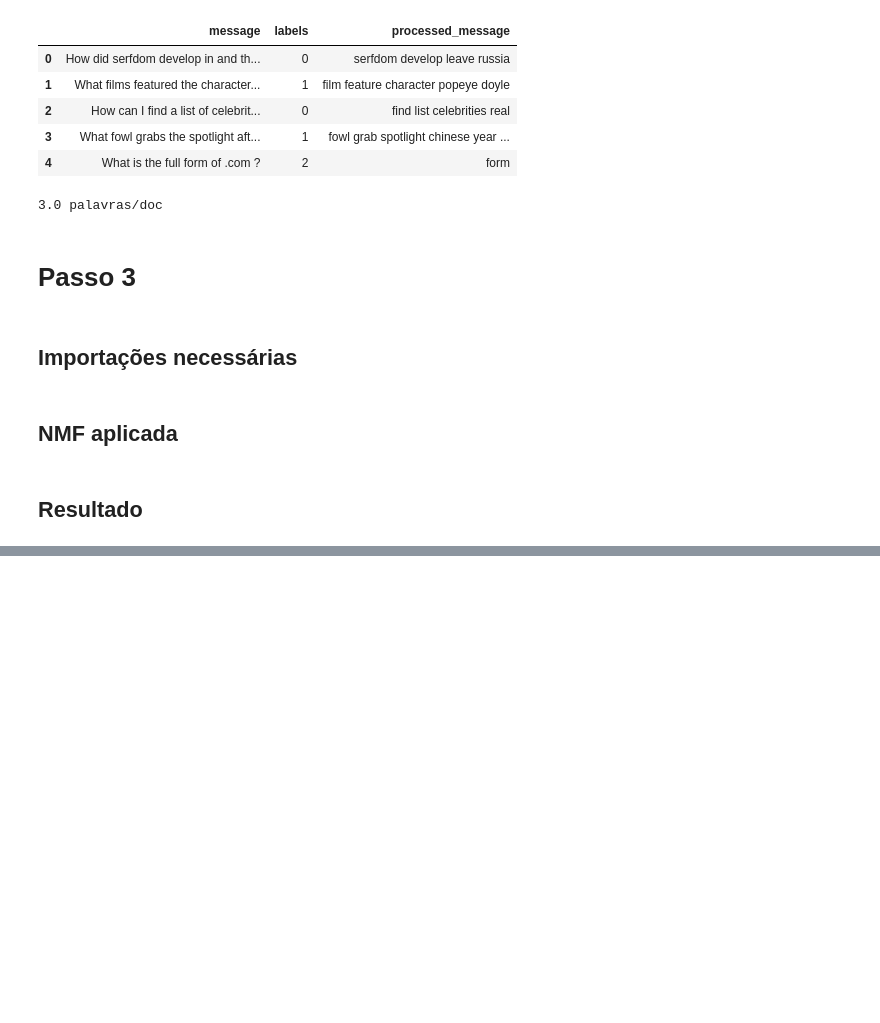
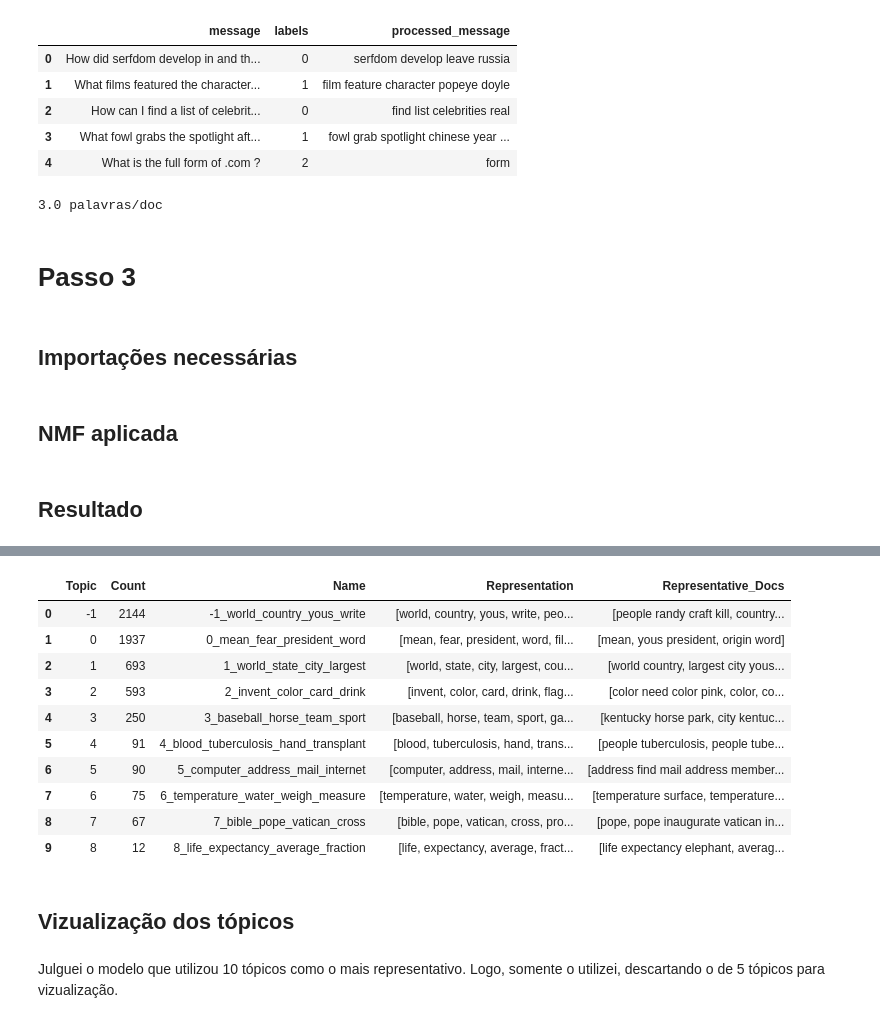
Before and after one commit to lucassvalentim/NLP-Applications, a Jupyter notebook: nlp/exercicio2/exercicio2.ipynb, the cells around one changed output, grey strips where cells are left out. Cells and saved outputs as stored; diff of their text form; code cells hidden in the pictures; blank space fills up the shorter version.

```diff
--- a/nlp/exercicio2/exercicio2.ipynb
+++ b/nlp/exercicio2/exercicio2.ipynb
@@ -149,0 +202,3 @@ Topic: 20 beethoven,the,died,he,nixon,begin,invented,day,born,when
+# %%
+ten_topic_model = BERTopic(calculate_probabilities=True, nr_topics=10)
+topics, probs = ten_topic_model.fit_transform(topic_df["processed_message"])
@@ -149,0 +221,19 @@ Topic: 20 beethoven,the,died,he,nixon,begin,invented,day,born,when
+# %%
+ten_topic_model.get_topic_info()
+# %% [output]
+|  | Topic | Count | Name | Representation | Representative_Docs |
+| 0 | -1 | 2144 | -1_world_country_yous_write | [world, country, yous, write, peo... | [people randy craft kill, country... |
+| 1 | 0 | 1937 | 0_mean_fear_president_word | [mean, fear, president, word, fil... | [mean, yous president, origin word] |
+| 2 | 1 | 693 | 1_world_state_city_largest | [world, state, city, largest, cou... | [world country, largest city yous... |
+| 3 | 2 | 593 | 2_invent_color_card_drink | [invent, color, card, drink, flag... | [color need color pink, color, co... |
+| 4 | 3 | 250 | 3_baseball_horse_team_sport | [baseball, horse, team, sport, ga... | [kentucky horse park, city kentuc... |
+| 5 | 4 | 91 | 4_blood_tuberculosis_hand_transplant | [blood, tuberculosis, hand, trans... | [people tuberculosis, people tube... |
+| 6 | 5 | 90 | 5_computer_address_mail_internet | [computer, address, mail, interne... | [address find mail address member... |
+| 7 | 6 | 75 | 6_temperature_water_weigh_measure | [temperature, water, weigh, measu... | [temperature surface, temperature... |
+| 8 | 7 | 67 | 7_bible_pope_vatican_cross | [bible, pope, vatican, cross, pro... | [pope, pope inaugurate vatican in... |
+| 9 | 8 | 12 | 8_life_expectancy_average_fraction | [life, expectancy, average, fract... | [life expectancy elephant, averag... |
+# %% [markdown]
+## Vizualização dos tópicos
+# %% [markdown]
+Julguei o modelo que utilizou 10 tópicos como o mais representativo.
+Logo, somente o utilizei, descartando o de 5 tópicos para vizualização.
```
Also changed, not shown: parts of 23 cells of this notebook.
